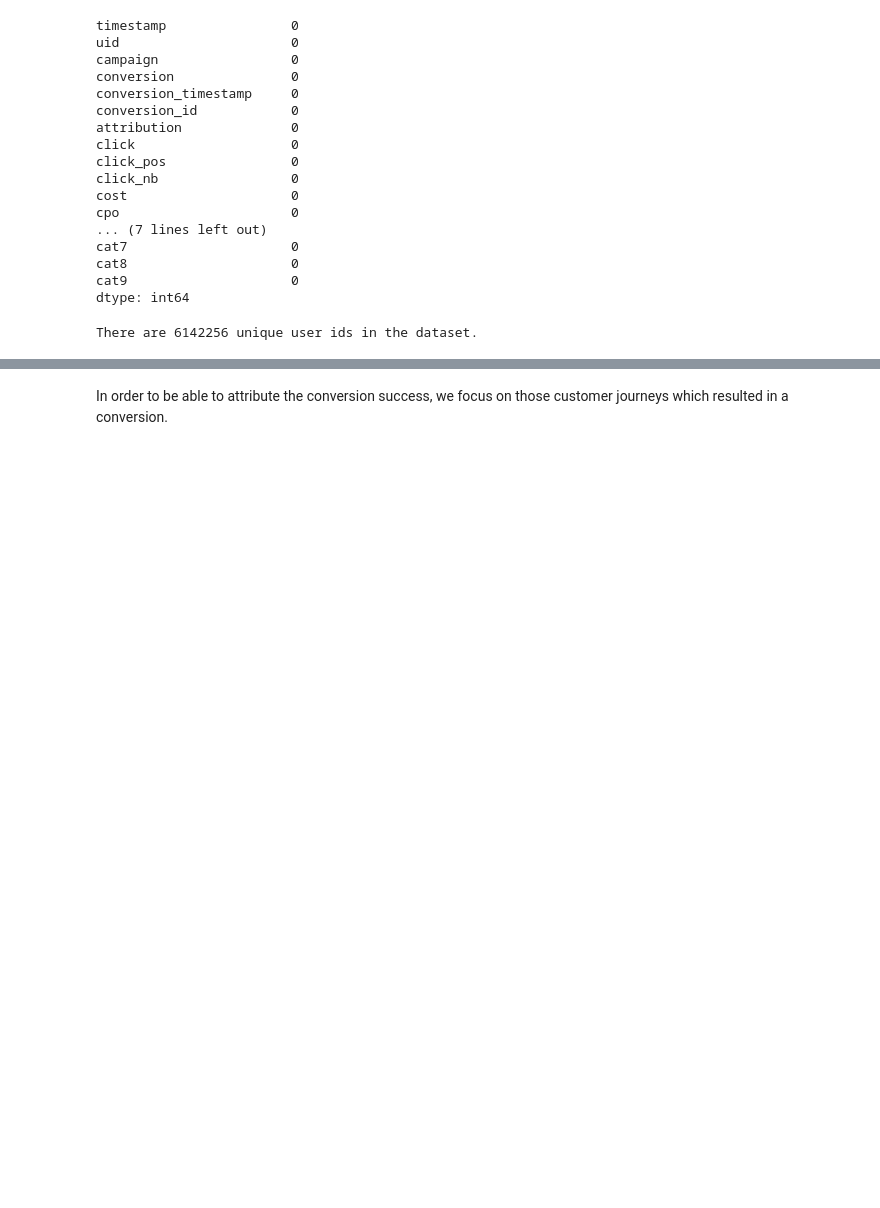
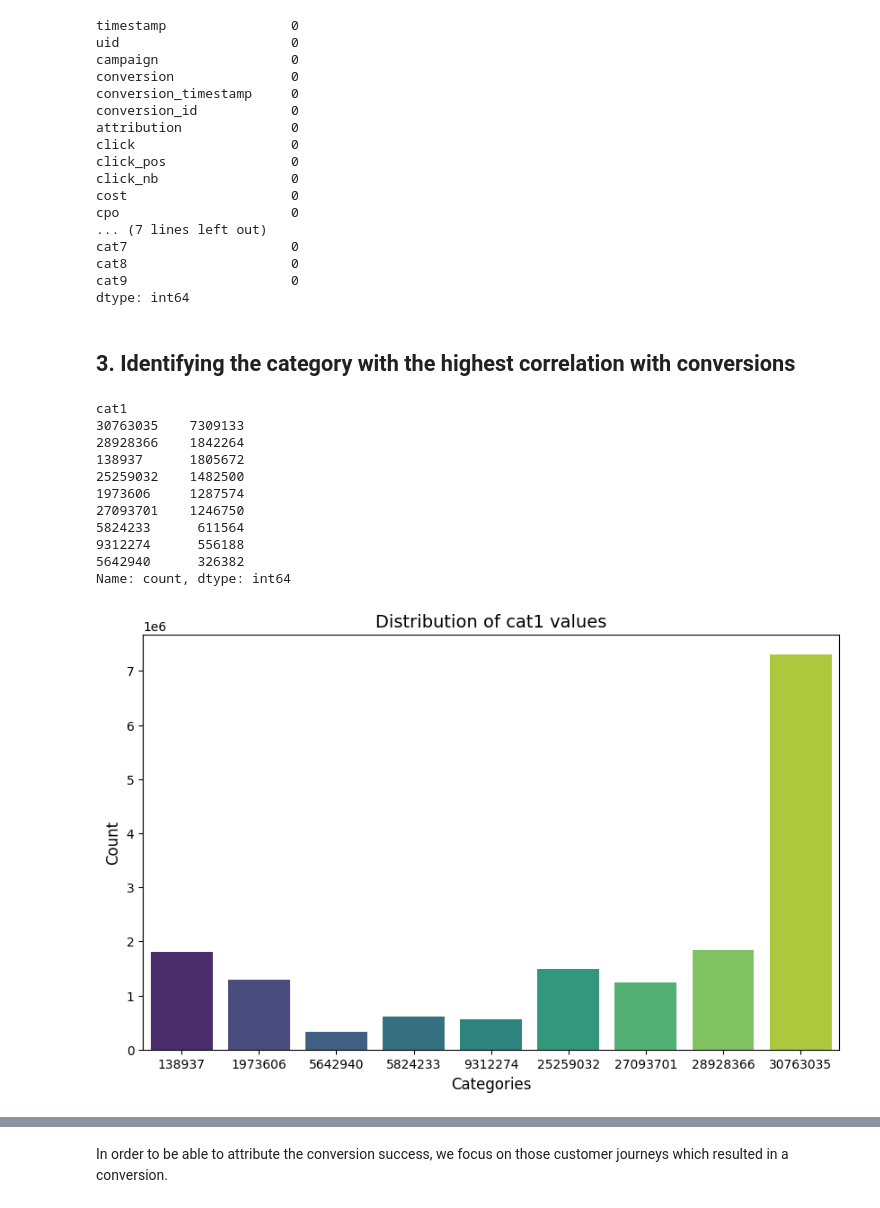
Before and after one commit to MaJo632/attribution-modeling, a Jupyter notebook: notebooks/01_eda_creation_data_subset.ipynb, the cells around one changed output, grey strips where cells are left out. Drawn from its saved outputs; the diff is of its cells as text; code cells hidden in the pictures; blank space fills up the shorter version.

```diff
--- a/notebooks/01_eda_creation_data_subset.ipynb
+++ b/notebooks/01_eda_creation_data_subset.ipynb
@@ -110,9 +114,3 @@ cat7                     0
 cat8                     0
 cat9                     0
 dtype: int64
-# %%
-# Checking the number of unique user ids in the whole dataset:
-unique_uids=df['uid'].unique()
-print(f"There are {len(unique_uids)} unique user ids in the dataset.")
-# %% [output]
-There are 6142256 unique user ids in the dataset.
@@ -118,0 +121,25 @@ There are 6142256 unique user ids in the dataset.
+# %% [markdown]
+## 3. Identifying the category with the highest correlation with conversions
+# %%
+cat1_counts = df['cat1'].value_counts()
+print(cat1_counts)
+
+plt.figure(figsize=(10,6))
+sns.barplot(x=cat1_counts.index, y=cat1_counts.values, palette="viridis")
+plt.title("Distribution of cat1 values", fontsize=14)
+plt.xlabel("Categories", fontsize=12)
+plt.ylabel("Count", fontsize=12)
+plt.show()
+# %% [output]
+cat1
+30763035    7309133
+28928366    1842264
+138937      1805672
+25259032    1482500
+1973606     1287574
+27093701    1246750
+5824233      611564
+9312274      556188
+5642940      326382
+Name: count, dtype: int64
+[figure, added]
```
Also changed, not shown: parts of 19 cells of this notebook, 2 other files.
